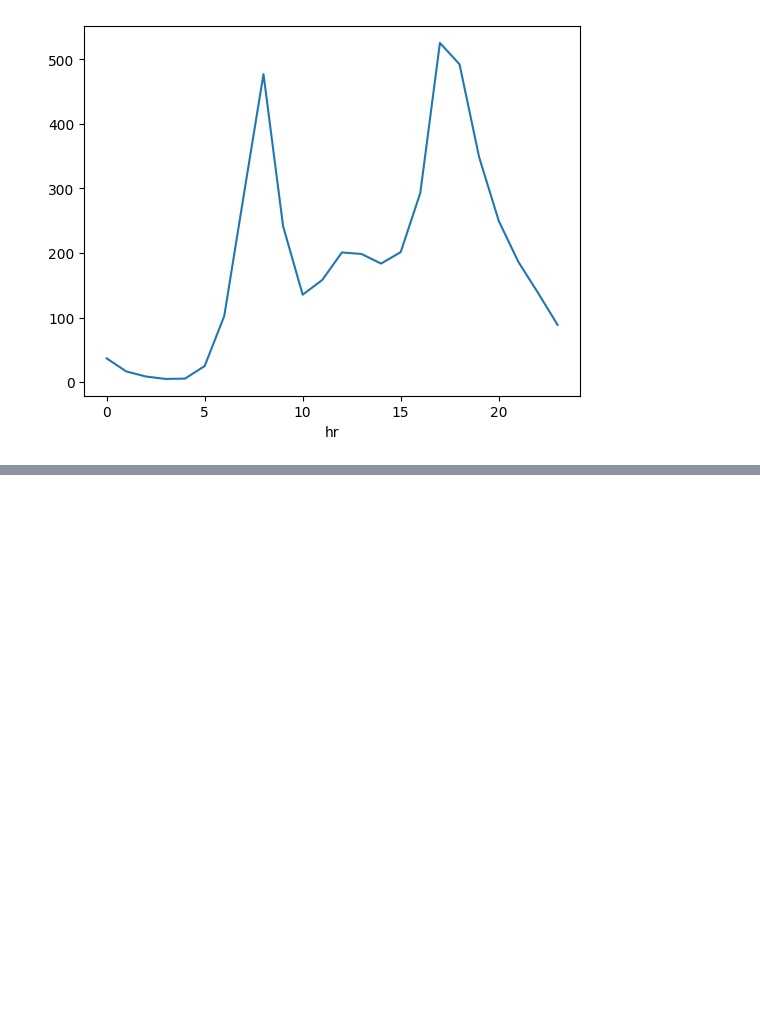
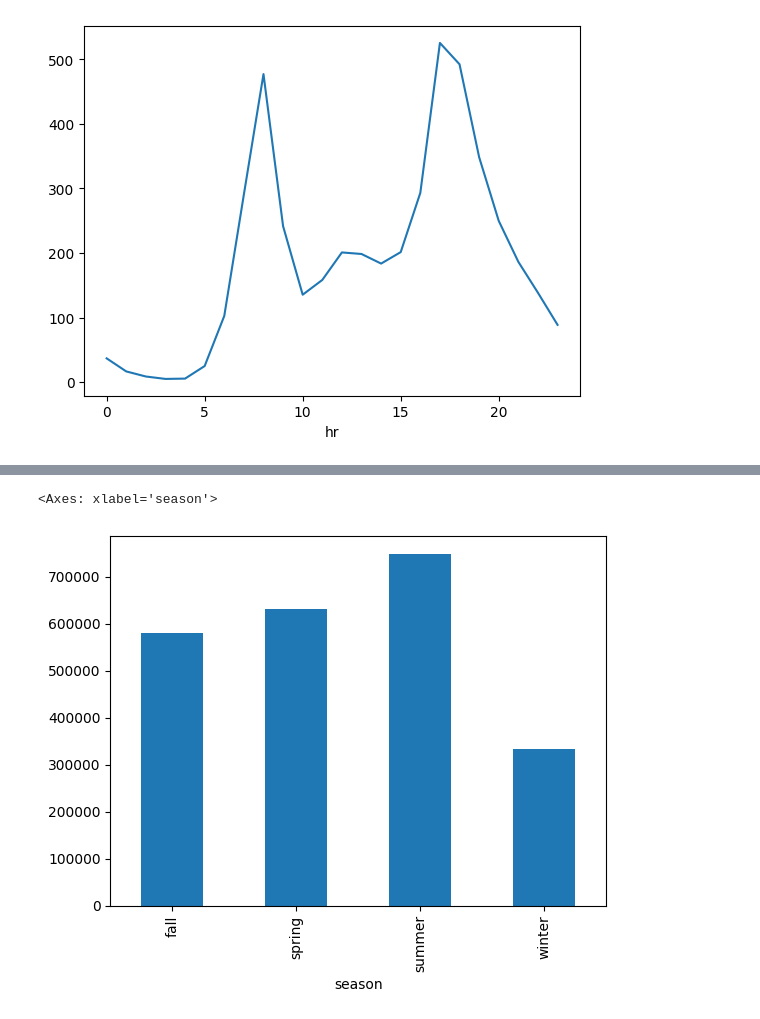
Before and after one commit to vrpperez7/Mod-4-Project, a Jupyter notebook: notebooks/Untitled-1.ipynb, the cells around one changed output, grey strips where cells are left out. Drawn from its saved outputs; the diff is of its cells as text; code cells hidden in the pictures; blank space fills up the shorter version.

```diff
--- a/notebooks/Untitled-1.ipynb
+++ b/notebooks/Untitled-1.ipynb
@@ -153,0 +168,7 @@ workingdays.plot(kind='scatter', x='')
+# %%
+workingdays.groupby('season')['cnt'].sum().plot(kind='bar')
+
+#SEASONALITY FOR WORKINGDAYS GOOD FOR PM
+# %% [output]
+<Axes: xlabel='season'>
+[figure, added]
```
Also changed, not shown: parts of 2 cells of this notebook.
